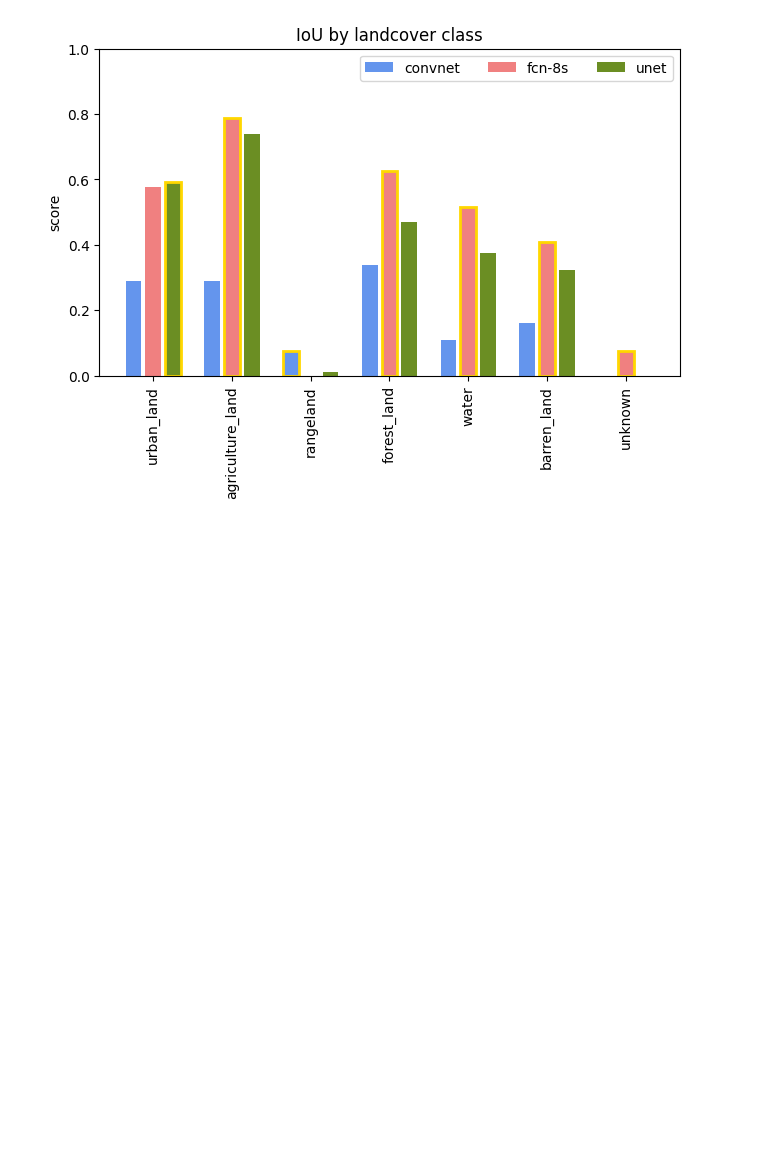
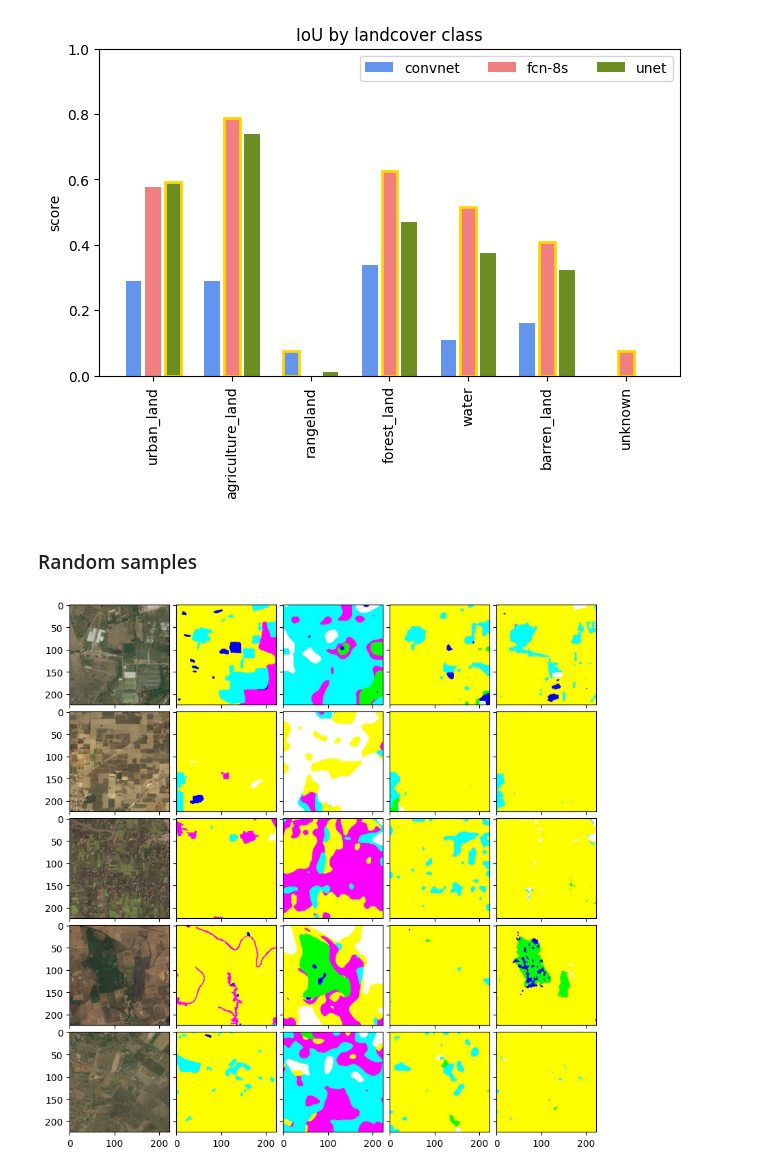
Before and after one commit to rondo-lehner/CM3070_Final_project, a Jupyter notebook: notebooks/ev_01_evaluate_models.ipynb, the cells around one changed output. Cells and saved outputs as stored; diff of their text form; code cells hidden in the pictures; blank space fills up the shorter version.

Commit message:
show random samples

```diff
--- a/notebooks/ev_01_evaluate_models.ipynb
+++ b/notebooks/ev_01_evaluate_models.ipynb
@@ -518,3 +523,5 @@ plt.xticks(rotation=90)
 plt.show()
 # %% [output]
 [figure]
+# %% [markdown]
+### Random samples
@@ -521,3 +545,29 @@ plt.show()
+# %%
+N_SAMPLES = 5
+
+file_names = os.listdir(os.path.join(PREDICTIONS_DIR, 'convnet'))
+samples = random.sample(file_names, N_SAMPLES)
+
+images = []
+for file_name in samples:
+    images.append(Image.open(os.path.join(IMAGES_DIR, file_name)).resize((224, 224), resample=Image.BILINEAR)) # Add base_image
+    images.append(Image.open(os.path.join(ANNOTATIONS_DIR, file_name.split('.')[0] + '.png')).resize((224, 224), resample=Image.NEAREST)) # add ground truth mask
+    for model in model_names[1:]:
+        images.append(Image.open(os.path.join(PREDICTIONS_DIR, model, file_name)))
+
+fig = plt.figure(figsize=(10, 10))
+grid = ImageGrid(fig, 111,  # similar to subplot(111)
+                 nrows_ncols=(N_SAMPLES, len(model_names[1:]) + 2),  # creates 2x2 grid of axes
+                 axes_pad=0.1,  # pad between axes in inch.
+                 )
+
+for ax, im in zip(grid, images):
+    # Iterating over the grid returns the Axes.
+    ax.imshow(im)
+
+plt.show()
+# %% [output]
+[figure, added]
 # %% [markdown]
 TODO:
 * ~chart to compare overall mIou~
```
Also changed, not shown: parts of 10 cells of this notebook.
